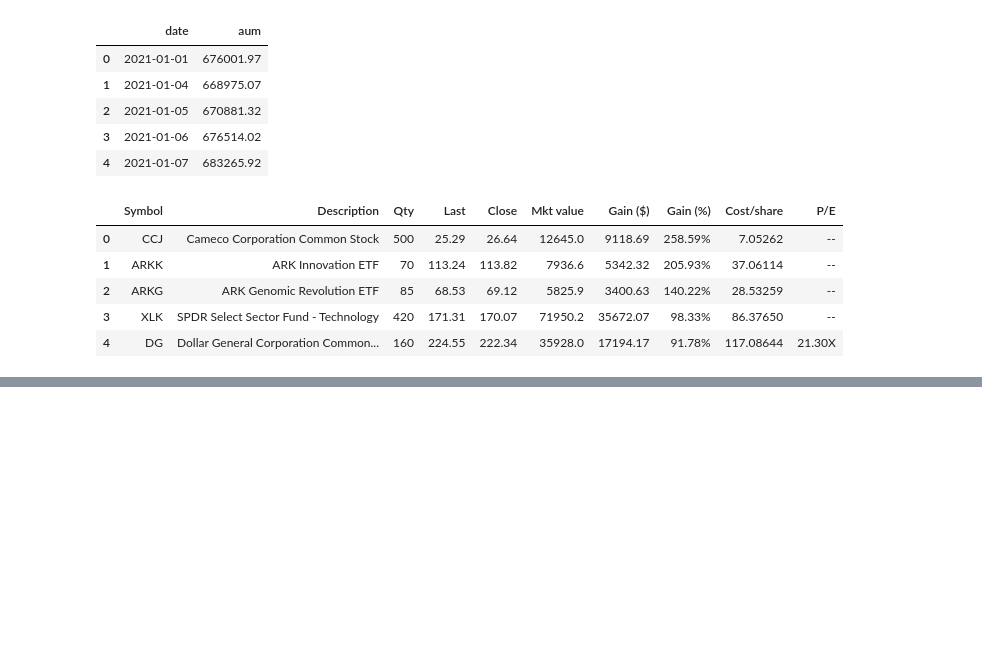
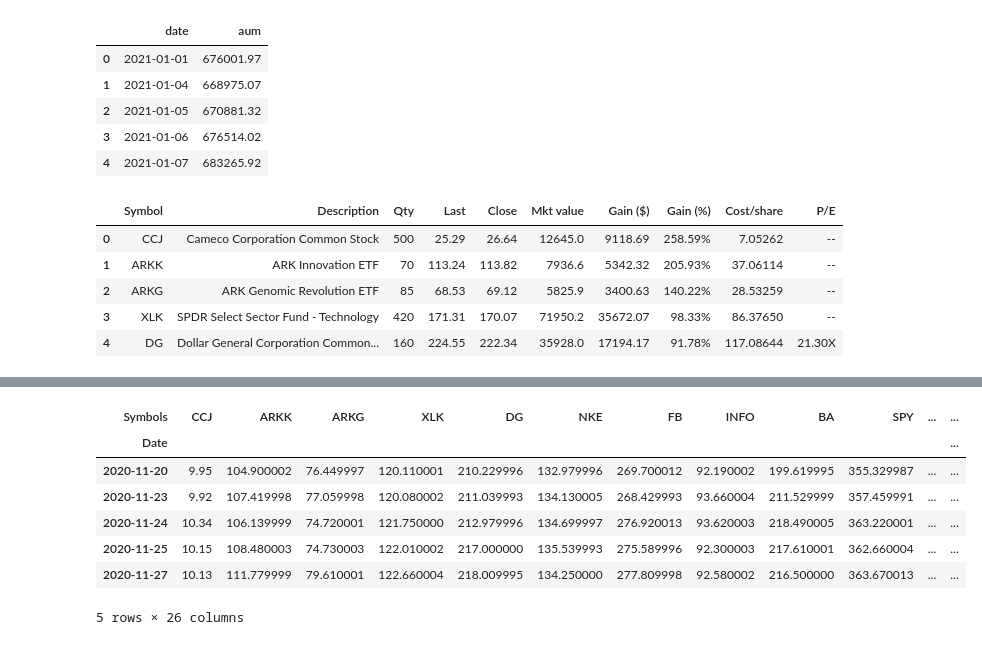
Before and after one commit to webclinic017/shf_portfolio, a Jupyter notebook: shf_portfolio.ipynb, the cells around one changed output, grey strips where cells are left out. Cells and saved outputs as stored; diff of their text form; code cells hidden in the pictures; blank space fills up the shorter version.

```diff
--- a/shf_portfolio.ipynb
+++ b/shf_portfolio.ipynb
@@ -81,12 +90,21 @@ ticker_weights = list(zip(tickers, weights))
 # %%
 # creating ticker list
 #importing data
 symbol= tickers
-start='2020-12-31'
-end='2021-11-19'
+start='2020-11-20'
+end='2021-11-20'
 
 price_df=data.get_data_yahoo(symbol, start, end)['Close']
-#price_df.head()
+price_df.head()
+# %% [output]
+| Symbols | CCJ | ARKK | ARKG | XLK | DG | NKE | FB | INFO | BA | SPY | ... | ... |
+| Date |  |  |  |  |  |  |  |  |  |  |  | ... |
+| 2020-11-20 | 9.95 | 104.900002 | 76.449997 | 120.110001 | 210.229996 | 132.979996 | 269.700012 | 92.190002 | 199.619995 | 355.329987 | ... | ... |
+| 2020-11-23 | 9.92 | 107.419998 | 77.059998 | 120.080002 | 211.039993 | 134.130005 | 268.429993 | 93.660004 | 211.529999 | 357.459991 | ... | ... |
+| 2020-11-24 | 10.34 | 106.139999 | 74.720001 | 121.750000 | 212.979996 | 134.699997 | 276.920013 | 93.620003 | 218.490005 | 363.220001 | ... | ... |
+| 2020-11-25 | 10.15 | 108.480003 | 74.730003 | 122.010002 | 217.000000 | 135.539993 | 275.589996 | 92.300003 | 217.610001 | 362.660004 | ... | ... |
+| 2020-11-27 | 10.13 | 111.779999 | 79.610001 | 122.660004 | 218.009995 | 134.250000 | 277.809998 | 92.580002 | 216.500000 | 363.670013 | ... | ... |
+5 rows × 26 columns
 # %%
 #creating daily percent change df
 
```
Also changed, not shown: parts of 18 cells of this notebook.
